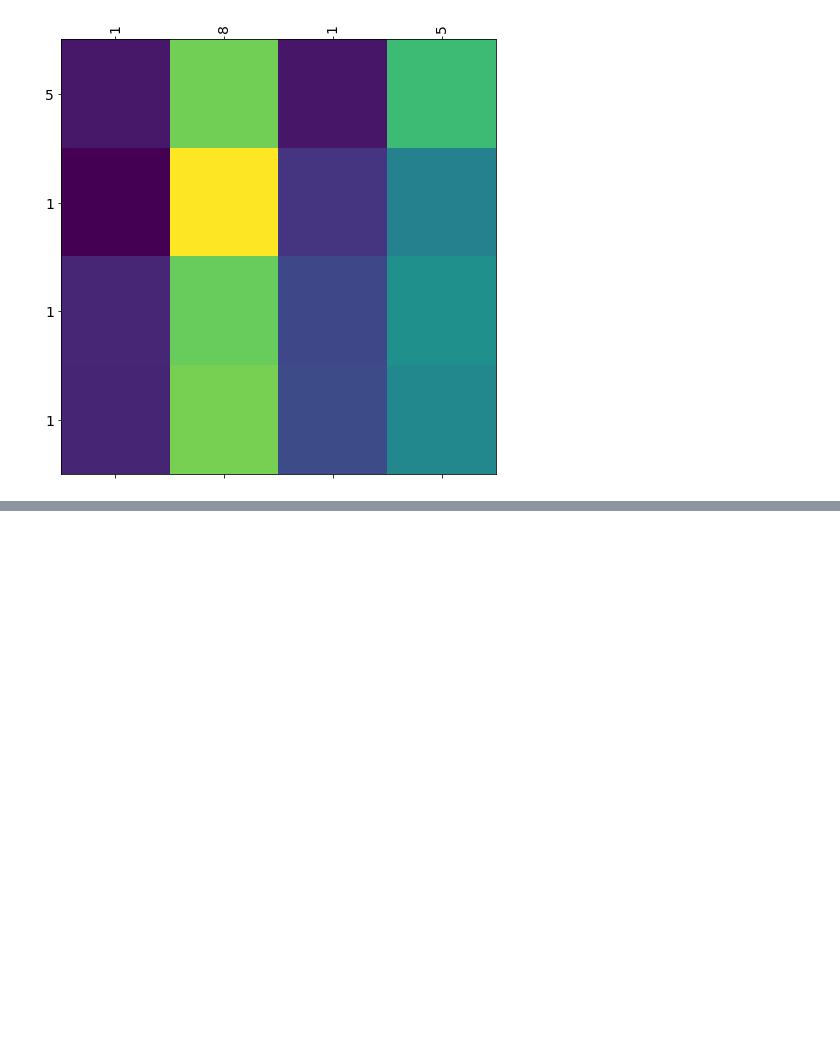
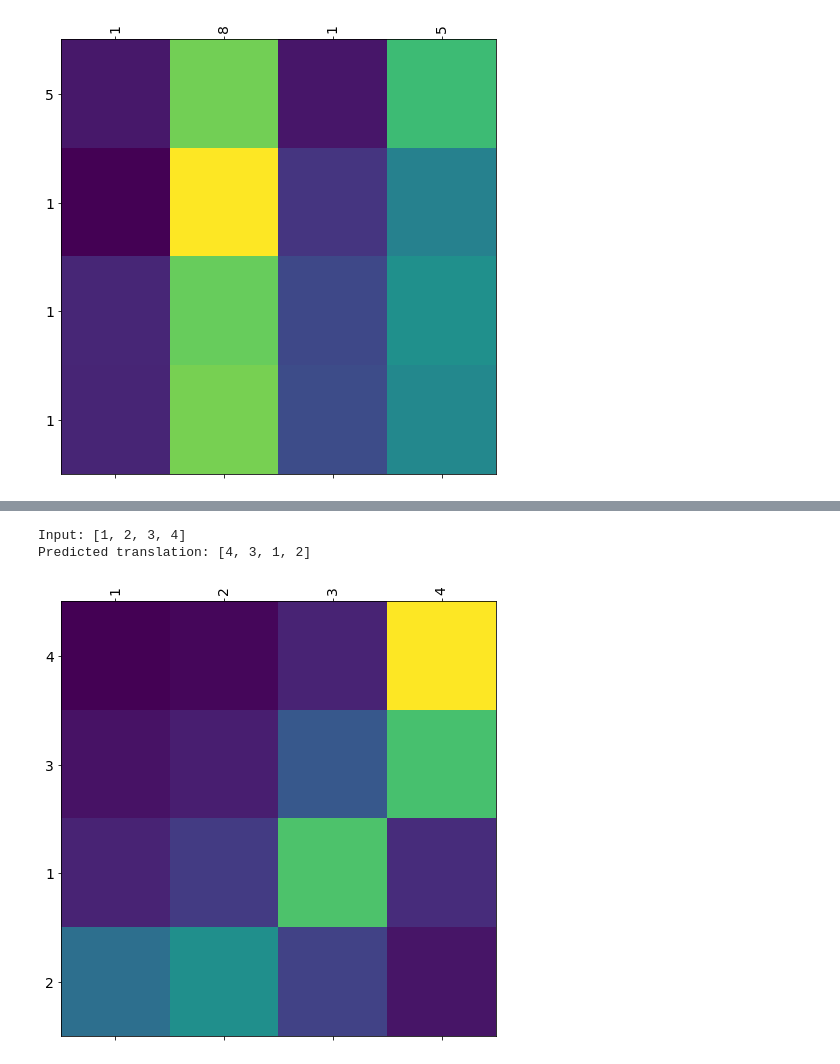
Before and after one commit to JanLeyva/DeepLearning, a Jupyter notebook: Copia_de_Assignment3Test3.ipynb, the cells around one changed output, grey strips where cells are left out. Drawn from its saved outputs; the diff is of its cells as text; code cells hidden in the pictures; blank space fills up the shorter version.

```diff
--- a/Copia_de_Assignment3Test3.ipynb
+++ b/Copia_de_Assignment3Test3.ipynb
@@ -805,0 +980,6 @@ Predicted translation: [5, 1, 1, 1]
+# %%
+plotWeight([1,2,3,4], attention, encoder_lstm, decoder_lstm, decoder_dense)
+# %% [output]
+Input: [1, 2, 3, 4]
+Predicted translation: [4, 3, 1, 2]
+[figure, added]
```
Also changed, not shown: parts of 17 cells of this notebook.
